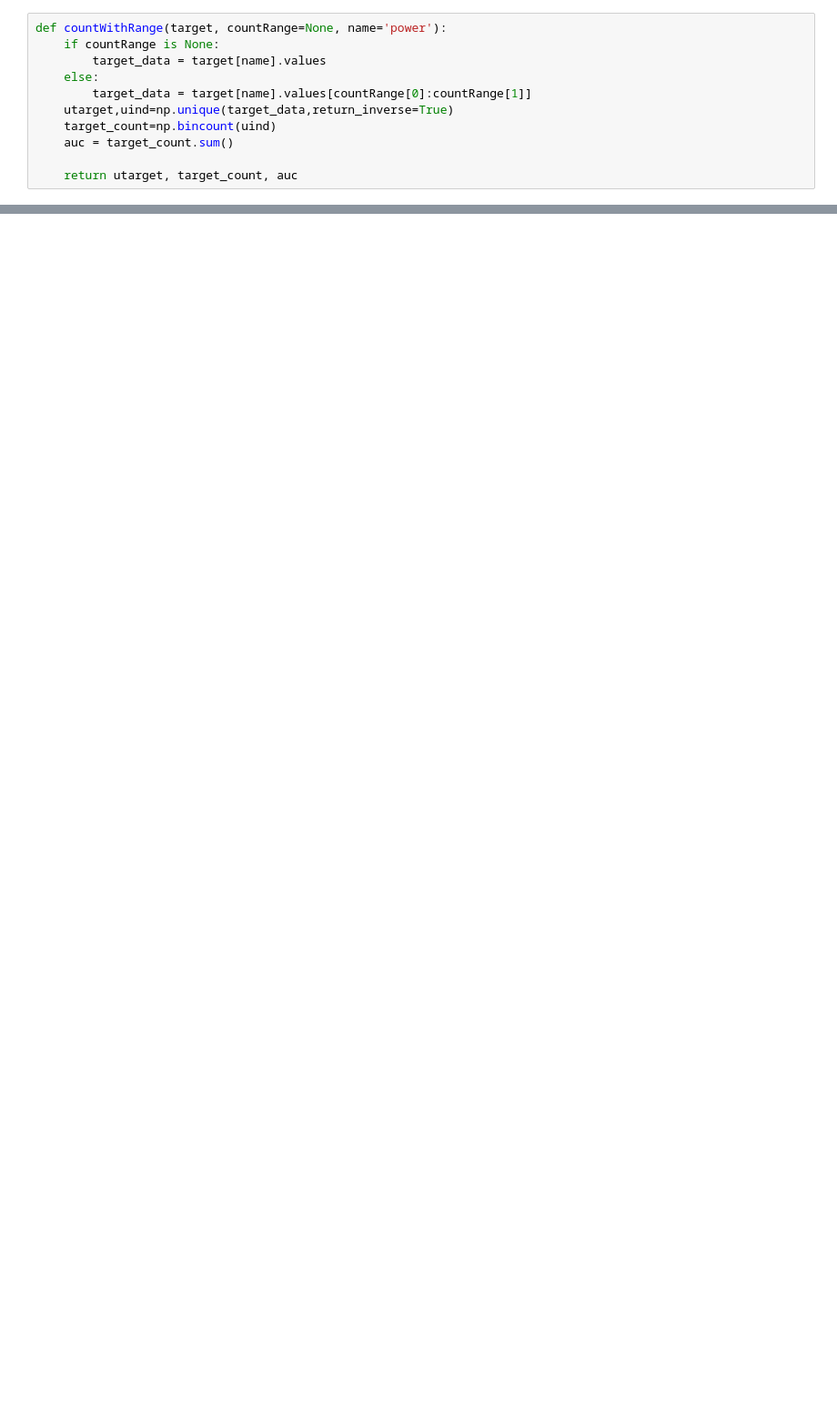
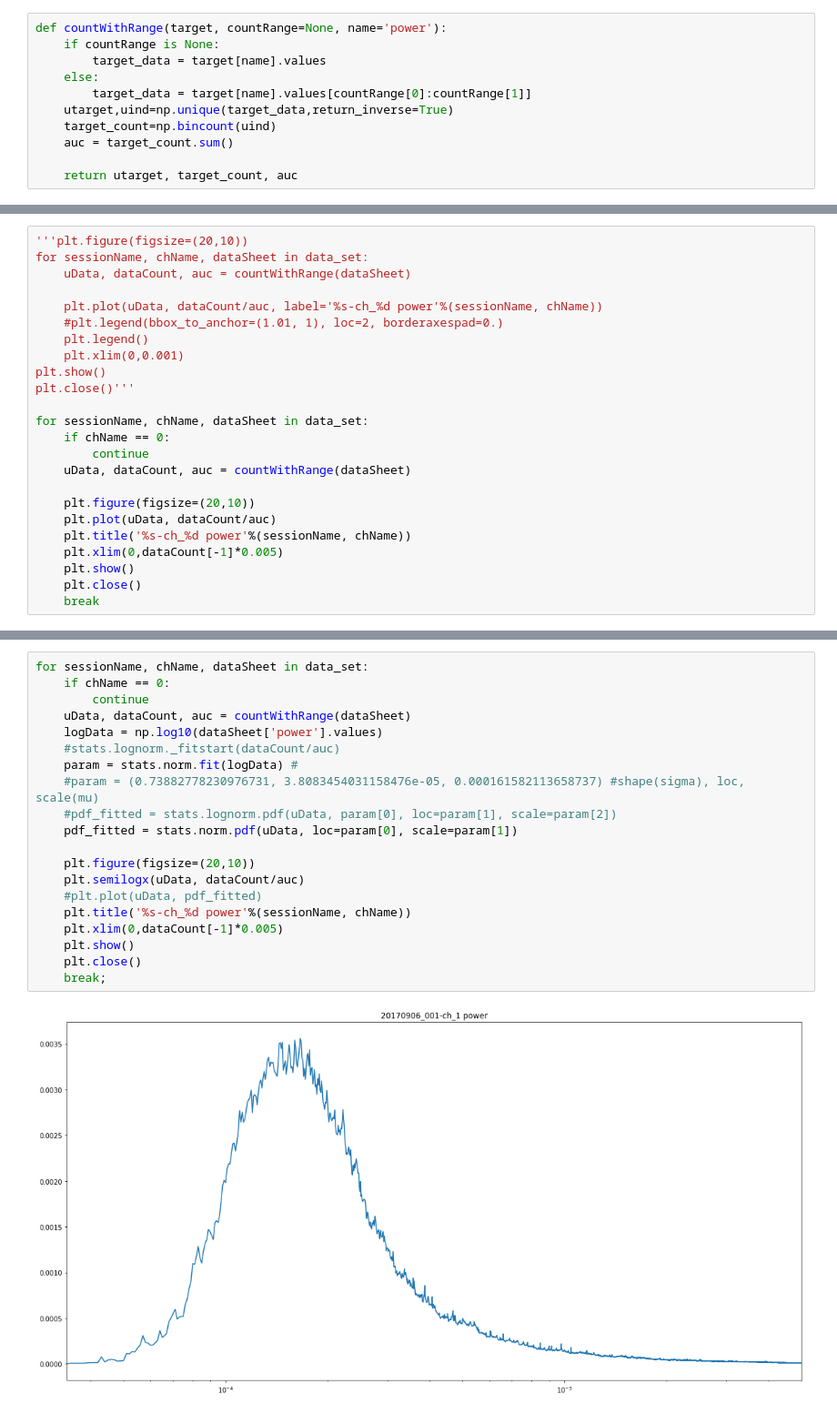
Before and after one commit to ZaneMuir/Lime, a Jupyter notebook: demo/demo_data_distribution.ipynb, the cells around one changed output, grey strips where cells are left out. Shown at 91% size. Cells and saved outputs as stored; diff of their text form; blank space fills up the shorter version.

```diff
--- a/demo/demo_data_distribution.ipynb
+++ b/demo/demo_data_distribution.ipynb
@@ -21,0 +53,24 @@ def countWithRange(target, countRange=None, name='power'):
+# %%
+'''plt.figure(figsize=(20,10))
+for sessionName, chName, dataSheet in data_set:
+    uData, dataCount, auc = countWithRange(dataSheet)
+
+    plt.plot(uData, dataCount/auc, label='%s-ch_%d power'%(sessionName, chName))
+    #plt.legend(bbox_to_anchor=(1.01, 1), loc=2, borderaxespad=0.)
+    plt.legend()
+    plt.xlim(0,0.001)
+plt.show()
+plt.close()'''
+
+for sessionName, chName, dataSheet in data_set:
+    if chName == 0:
+        continue
+    uData, dataCount, auc = countWithRange(dataSheet)
+
+    plt.figure(figsize=(20,10))
+    plt.plot(uData, dataCount/auc)
+    plt.title('%s-ch_%d power'%(sessionName, chName))
+    plt.xlim(0,dataCount[-1]*0.005)
+    plt.show()
+    plt.close()
+    break
@@ -97,0 +83,22 @@ for sessionName, chName, dataSheet in data_set:
+# %%
+for sessionName, chName, dataSheet in data_set:
+    if chName == 0:
+        continue
+    uData, dataCount, auc = countWithRange(dataSheet)
+    logData = np.log10(dataSheet['power'].values)
+    #stats.lognorm._fitstart(dataCount/auc)
+    param = stats.norm.fit(logData) #
+    #param = (0.73882778230976731, 3.8083454031158476e-05, 0.000161582113658737) #shape(sigma), loc, scale(mu)
+    #pdf_fitted = stats.lognorm.pdf(uData, param[0], loc=param[1], scale=param[2])
+    pdf_fitted = stats.norm.pdf(uData, loc=param[0], scale=param[1])
+
+    plt.figure(figsize=(20,10))
+    plt.semilogx(uData, dataCount/auc)
+    #plt.plot(uData, pdf_fitted)
+    plt.title('%s-ch_%d power'%(sessionName, chName))
+    plt.xlim(0,dataCount[-1]*0.005)
+    plt.show()
+    plt.close()
+    break;
+# %% [output]
+[figure, added]
```
Also changed, not shown: parts of 14 cells of this notebook, 1 other file.
